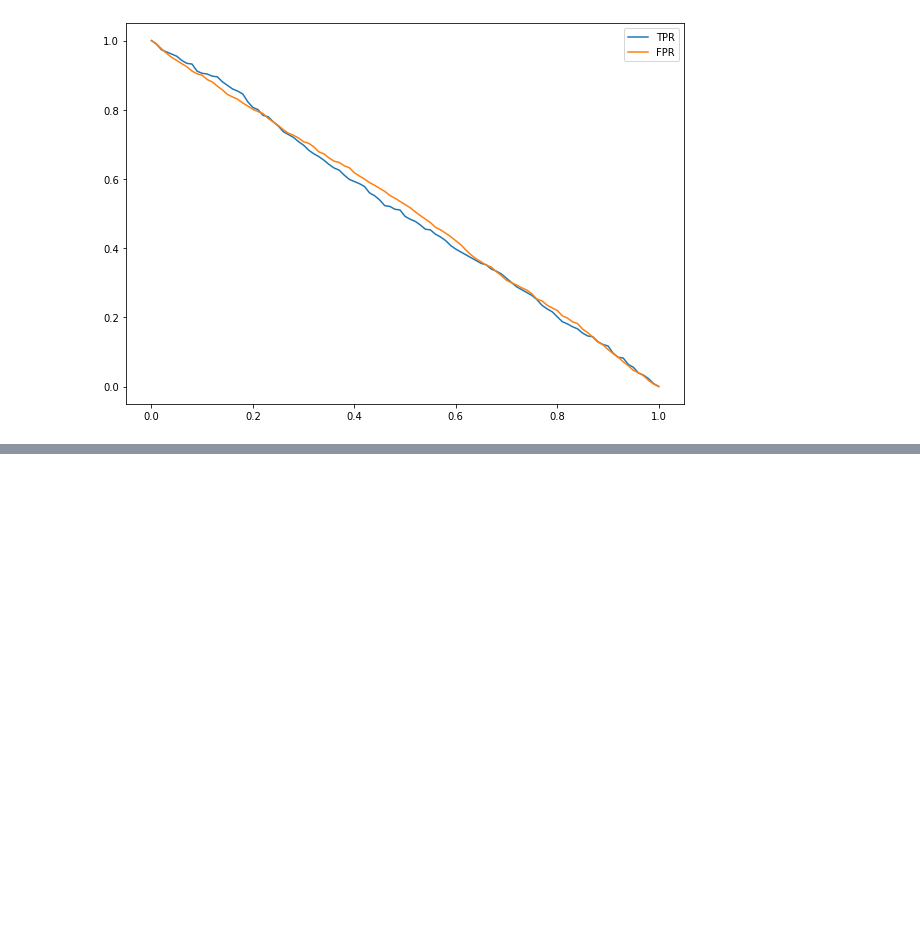
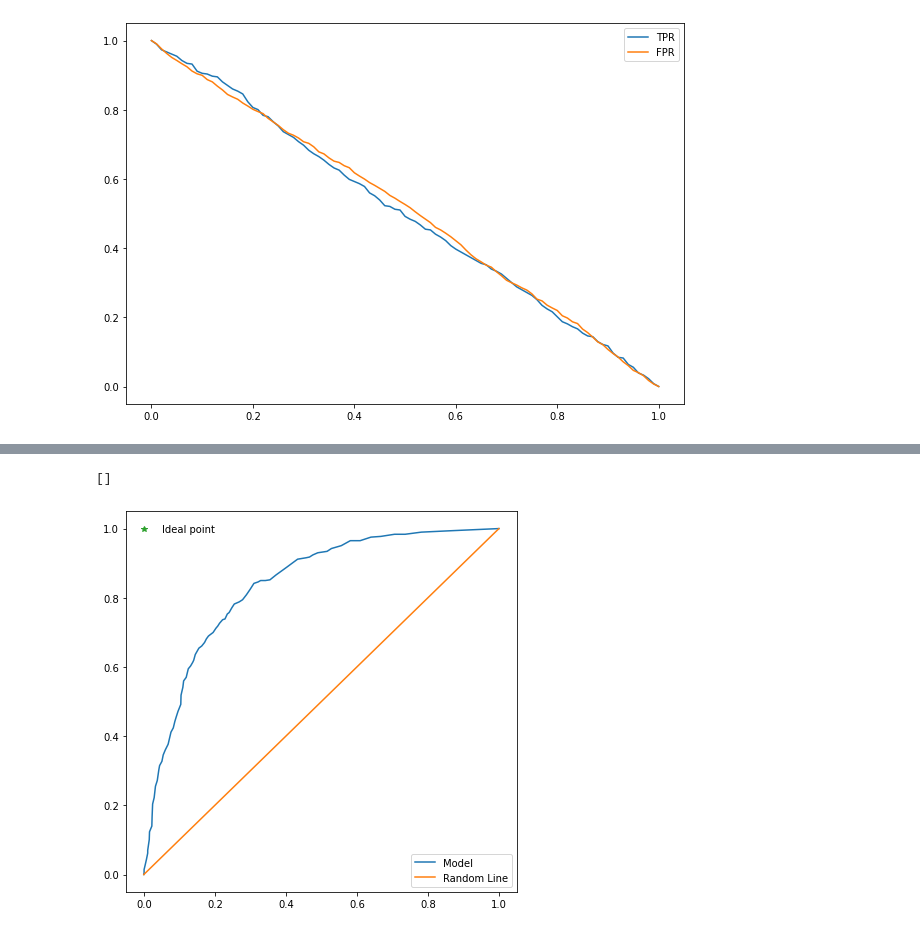
Before and after one commit to Arlan-Alibek/machine-learning-projects, a Jupyter notebook: Machine Learning for Classification/evaluation_metrics_for_classification.ipynb, the cells around one changed output, grey strips where cells are left out. Cells and saved outputs as stored; diff of their text form; code cells hidden in the pictures; blank space fills up the shorter version.

```diff
--- a/Machine Learning for Classification/evaluation_metrics_for_classification.ipynb
+++ b/Machine Learning for Classification/evaluation_metrics_for_classification.ipynb
@@ -526,0 +598,11 @@ Now let us move on to the next baseline and see what **TPR** and **FPR** loo
+# %%
+plt.figure(figsize=(7, 7))
+plt.plot(df_scores.fpr, df_scores.tpr,label='Model')
+plt.plot([0, 1], [0, 1], label='Random Line')
+plt.plot(0, 1, marker='*')
+plt.annotate('Ideal point', xy=(0.05, 0.99))
+plt.legend()
+plt.plot()
+# %% [output]
+[]
+[figure, added]
```
Also changed, not shown: parts of 21 cells of this notebook.
